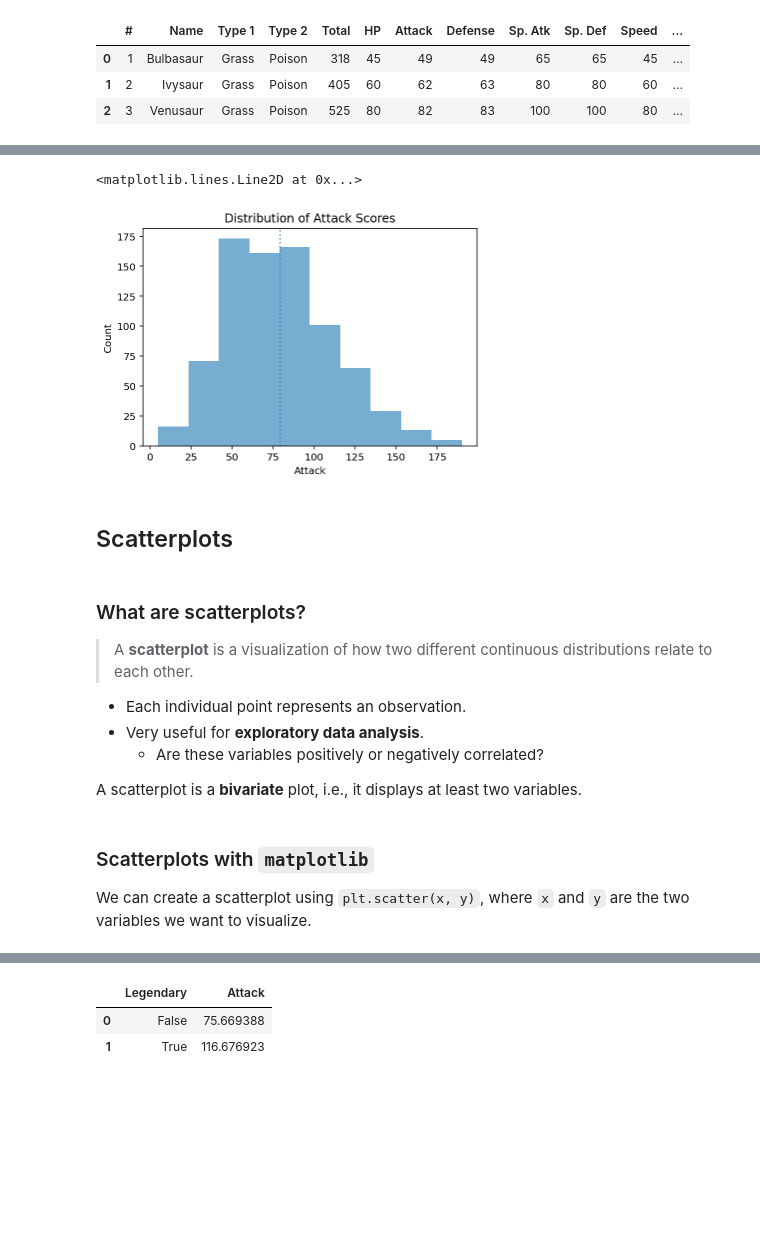
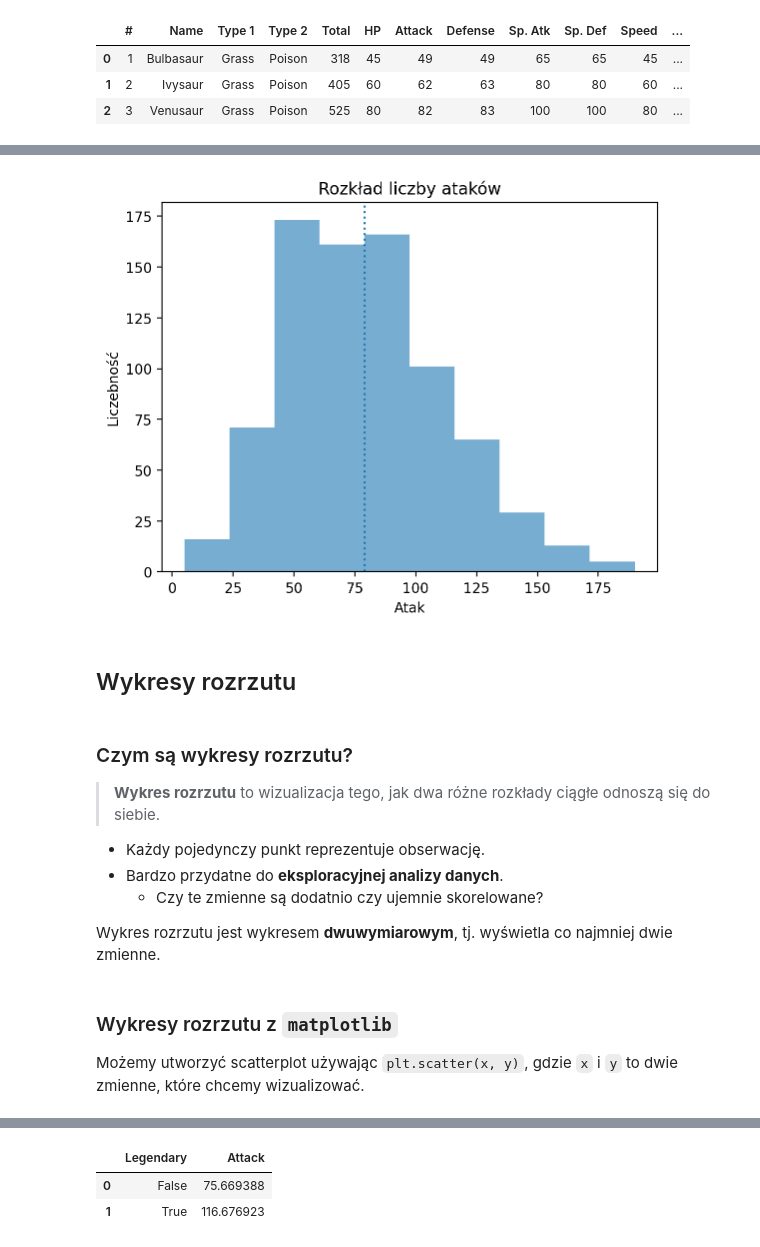
Before and after one commit to wignusia/sad, a Jupyter notebook: 05-dataviz-pyplot.ipynb, the cells around one changed output, grey strips where cells are left out. Saved outputs shown, nothing was run; the diff lists cells and outputs as text; code cells hidden in the pictures; blank space fills up the shorter version.

```diff
--- a/05-dataviz-pyplot.ipynb
+++ b/05-dataviz-pyplot.ipynb
@@ -307,28 +293,27 @@ The `plt.axvline` function allows us to draw a vertical line at a particular pos
 # %%
 p = plt.hist(df_pokemon['Attack'], alpha = .6)
-plt.xlabel("Attack")
-plt.ylabel("Count")
-plt.title("Distribution of Attack Scores")
-plt.axvline(df_pokemon['Attack'].mean(), linestyle = "dotted")
+plt.xlabel("Atak")
+plt.ylabel("Liczebność")
+plt.title("Rozkład liczby ataków")
+plt.axvline(df_pokemon['Attack'].mean(), linestyle = "dotted");
 # %% [output]
-<matplotlib.lines.Line2D at 0x...>
-[figure, old version]
+[figure, new version]
 # %% [markdown]
-## Scatterplots
+## Wykresy rozrzutu
 # %% [markdown]
-### What are scatterplots?
+### Czym są wykresy rozrzutu?
 
-> A **scatterplot** is a visualization of how two different continuous distributions relate to each other.
+> **Wykres rozrzutu** to wizualizacja tego, jak dwa różne rozkłady ciągłe odnoszą się do siebie.
 
-- Each individual point represents an observation.
-- Very useful for **exploratory data analysis**.
-   - Are these variables positively or negatively correlated?
+- Każdy pojedynczy punkt reprezentuje obserwację.
+- Bardzo przydatne do **eksploracyjnej analizy danych**.
+   - Czy te zmienne są dodatnio czy ujemnie skorelowane?
 
-A scatterplot is a **bivariate** plot, i.e., it displays at least two variables.
+Wykres rozrzutu jest wykresem **dwuwymiarowym**, tj. wyświetla co najmniej dwie zmienne.
 # %% [markdown]
-### Scatterplots with `matplotlib`
+### Wykresy rozrzutu z `matplotlib`
 
-We can create a scatterplot using `plt.scatter(x, y)`, where `x` and `y` are the two variables we want to visualize.
+Możemy utworzyć scatterplot używając `plt.scatter(x, y)`, gdzie `x` i `y` to dwie zmienne, które chcemy wizualizować.
 # %%
 x = np.arange(1, 10)
 y = np.arange(11, 20)
```
Also changed, not shown: parts of 82 cells of this notebook, 1 other file.
